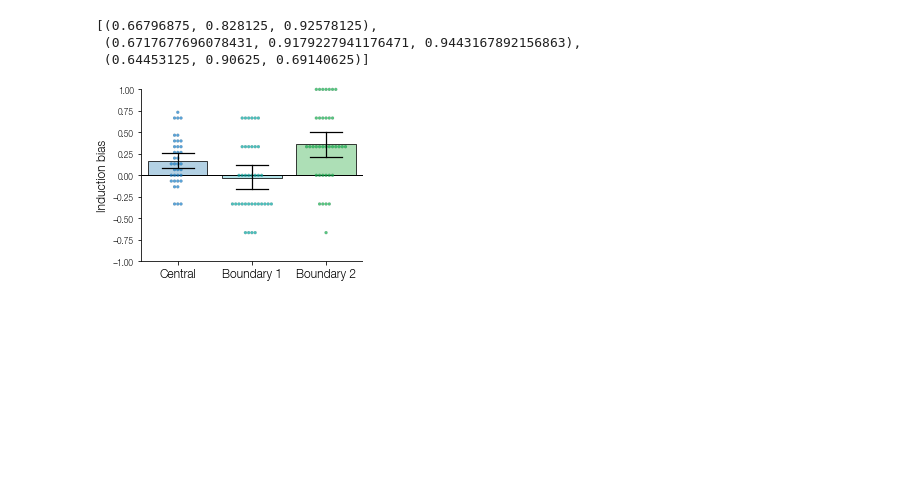
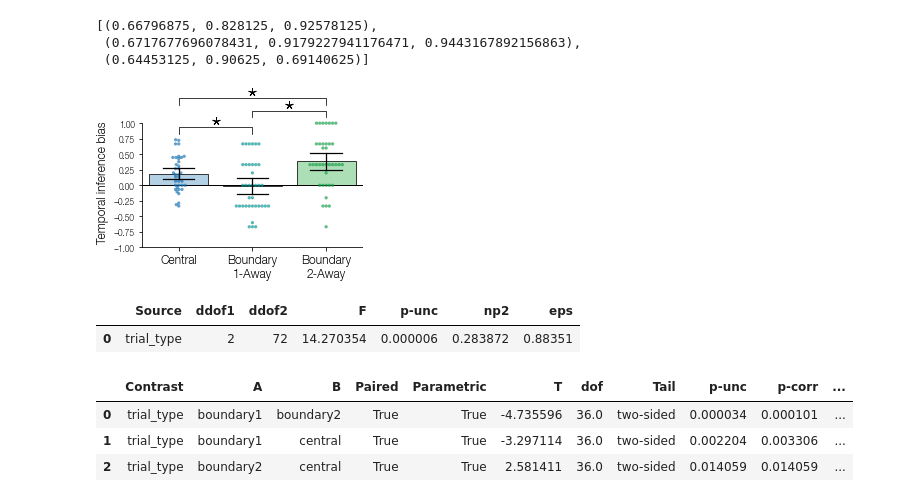
Before and after one commit to prestonlab/tesser, a Jupyter notebook: jupyter/plot_induct.ipynb, the cells around one changed output. Drawn from its saved outputs; the diff is of its cells as text; code cells hidden in the pictures; blank space fills up the shorter version.

```diff
--- a/jupyter/plot_induct.ipynb
+++ b/jupyter/plot_induct.ipynb
@@ -22,7 +23,8 @@ induct.head()
 | 3 | 100 | 4 | central | ocean | 1 | 2 | 9 | 19 | 2 | 2.0 | ... |
 | 4 | 100 | 5 | central | ocean | 1 | 1 | 19 | 13 | 1 | 2.0 | ... |
 # %%
-m = (induct.groupby(['subject', 'trial_type'])['correct'].mean() - .5) * 2
+bias = (induct.groupby(['subject', 'trial_type'])[['correct']].mean() - .5) * 2
+bias = bias.reset_index()
 # %%
 dark = sns.blend_palette(
     [
@@ -52,24 +54,45 @@ light
 # %%
 fig, ax = plt.subplots(figsize=(4, 3))
 statplot.plot_swarm_bar(
-    m,
+    bias,
     x='trial_type',
     y='correct',
     dark=dark,
     light=light,
     point_kws={'clip_on': False},
     ax=ax,
 )
 ax.set(
-    ylim=(-1, 1), ylabel='Induction bias',
-    xticklabels=['Central', 'Boundary 1', 'Boundary 2']
+    ylim=(-1, 1), ylabel='Temporal inference bias',
+    xticklabels=['Central', 'Boundary\n1-Away', 'Boundary\n2-Away']
 )
 x_lim = ax.get_xlim()
 ax.hlines(0, *x_lim)
 ax.set_xlim(*x_lim);
+x = sorted([p.get_x() + p.get_width() / 2 for p in ax.patches])
+y = bias.groupby('trial_type')['correct'].max().to_list()
+offset = 0.05 * np.diff(ax.get_ylim())
+ax.set(ylim=(-1, 1.6), yticks=np.arange(-1, 1.25, .25))
+ax.spines['left'].set_bounds(-1, 1)
+statplot.plot_sig([x[0], x[1]], [y[0], y[1]], offset, ax=ax)
+statplot.plot_sig([x[1], x[2]], [y[1], y[2]], offset, ax=ax)
+statplot.plot_sig([x[0], x[2]], [y[0] + offset * 2, y[2] + offset * 2], offset, ax=ax)
+ax.yaxis.set_label_coords(-.15, 0.4)
 fig.savefig(os.path.join(fig_dir, 'temporal_bias.pdf'))
 # %% [output]
-[figure, old version]
+[figure, new version]
+# %%
+pg.rm_anova(data=bias, dv='correct', within='trial_type', subject='subject')
+# %% [output]
+|  | Source | ddof1 | ddof2 | F | p-unc | np2 | eps |
+| 0 | trial_type | 2 | 72 | 14.270354 | 0.000006 | 0.283872 | 0.88351 |
+# %%
+pg.pairwise_ttests(data=bias, dv='correct', within='trial_type', subject='subject', padjust='fdr_bh')
+# %% [output]
+|  | Contrast | A | B | Paired | Parametric | T | dof | Tail | p-unc | p-corr | ... |
+| 0 | trial_type | boundary1 | boundary2 | True | True | -4.735596 | 36.0 | two-sided | 0.000034 | 0.000101 | ... |
+| 1 | trial_type | boundary1 | central | True | True | -3.297114 | 36.0 | two-sided | 0.002204 | 0.003306 | ... |
+| 2 | trial_type | boundary2 | central | True | True | 2.581411 | 36.0 | two-sided | 0.014059 | 0.014059 | ... |
 # %%
 %load_ext watermark
 %watermark -v -iv
```
Also changed, not shown: parts of 2 cells of this notebook, 2 other files.
